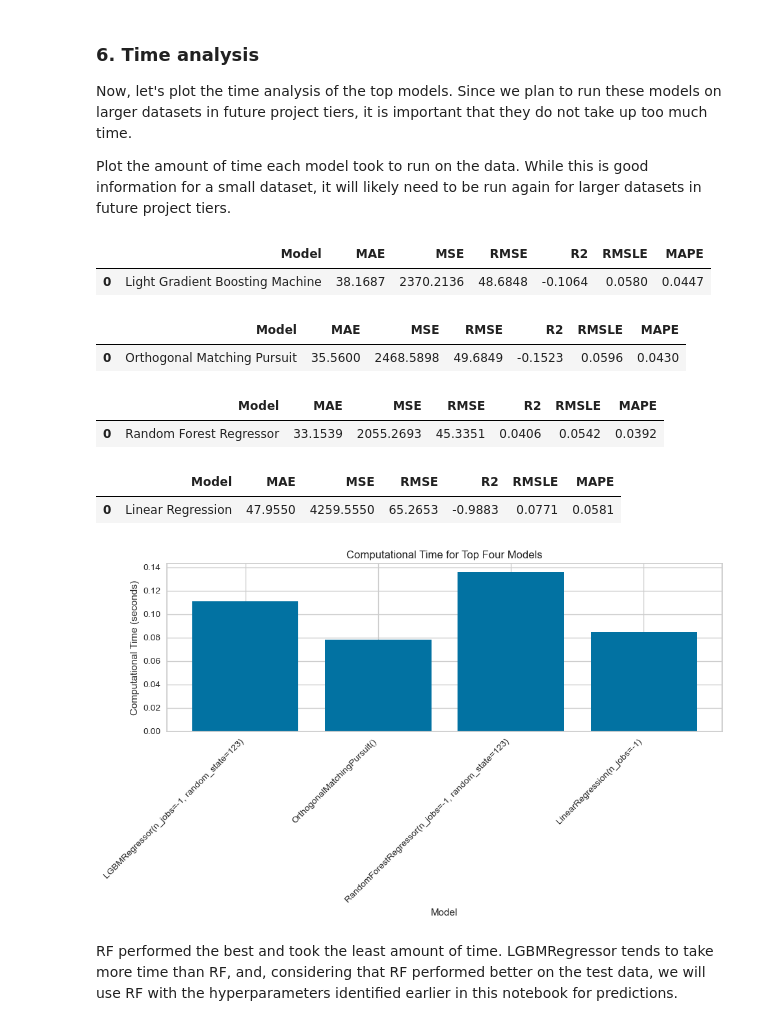
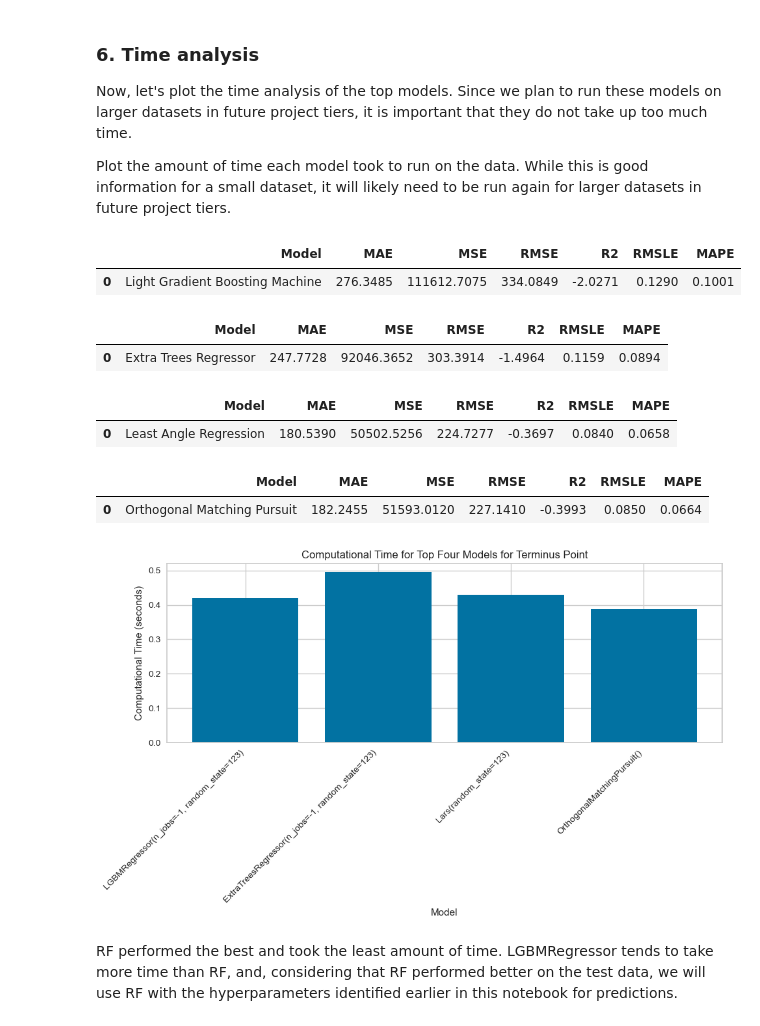
Before and after one commit to cjense/seasonal-icevelocity-prediction, a Jupyter notebook: notebooks/6_hyperparam_cv.ipynb, the cells around one changed output. Cells and saved outputs as stored; diff of their text form; code cells hidden in the pictures.

Commit message:
update figure generation

```diff
--- a/notebooks/6_hyperparam_cv.ipynb
+++ b/notebooks/6_hyperparam_cv.ipynb
@@ -16,7 +16,7 @@ import time
 import matplotlib.pyplot as plt
 from pycaret.regression import *
 # %%
-point_name = 'middle' # 'upstream', 'middle', or 'terminus'
+point_name = 'terminus' # 'upstream', 'middle', or 'terminus'
 df = pd.read_csv('../data/clean/' + point_name + '_velocity_series_clean.csv')
 
 df.head()
@@ -286,36 +289,37 @@ Plot the amount of time each model took to run on the data. While this is good i
 # %%
 # Initialize a dictionary to store the computational times
 comp_times = {}
 
 # Measure the computational time for each model
 for model in comparison:
     start_time = time.time()
     predict_model(model, data=test)
     end_time = time.time()
 
     # Calculate the computational time
     comp_time = end_time - start_time
     comp_times[model] = comp_time
 
 # Plot the computational times
 plt.figure(figsize=(10, 6))
 plt.bar(range(len(comp_times)), list(comp_times.values()), align='center')
 plt.xticks(range(len(comp_times)), [str(model) for model in comp_times.keys()], rotation=45, ha='right')
 plt.xlabel('Model')
 plt.ylabel('Computational Time (seconds)')
-plt.title('Computational Time for Top Four Models')
+plt.title('Computational Time for Top Four Models for ' + point_name.capitalize() + ' Point')
 plt.tight_layout()
+plt.savefig('../figures/computational_time_' + point_name + '.png', dpi=300)
 plt.show()
 # %% [output]
 |  | Model | MAE | MSE | RMSE | R2 | RMSLE | MAPE |
-| 0 | Light Gradient Boosting Machine | 38.1687 | 2370.2136 | 48.6848 | -0.1064 | 0.0580 | 0.0447 |
+| 0 | Light Gradient Boosting Machine | 276.3485 | 111612.7075 | 334.0849 | -2.0271 | 0.1290 | 0.1001 |
 |  | Model | MAE | MSE | RMSE | R2 | RMSLE | MAPE |
-| 0 | Orthogonal Matching Pursuit | 35.5600 | 2468.5898 | 49.6849 | -0.1523 | 0.0596 | 0.0430 |
+| 0 | Extra Trees Regressor | 247.7728 | 92046.3652 | 303.3914 | -1.4964 | 0.1159 | 0.0894 |
 |  | Model | MAE | MSE | RMSE | R2 | RMSLE | MAPE |
-| 0 | Random Forest Regressor | 33.1539 | 2055.2693 | 45.3351 | 0.0406 | 0.0542 | 0.0392 |
+| 0 | Least Angle Regression | 180.5390 | 50502.5256 | 224.7277 | -0.3697 | 0.0840 | 0.0658 |
 |  | Model | MAE | MSE | RMSE | R2 | RMSLE | MAPE |
-| 0 | Linear Regression | 47.9550 | 4259.5550 | 65.2653 | -0.9883 | 0.0771 | 0.0581 |
+| 0 | Orthogonal Matching Pursuit | 182.2455 | 51593.0120 | 227.1410 | -0.3993 | 0.0850 | 0.0664 |
-[figure, old version]
+[figure, new version]
 # %% [markdown]
 RF performed the best and took the least amount of time. LGBMRegressor tends to take more time than RF, and, considering that RF performed better on the test data, we will use RF with the hyperparameters identified earlier in this notebook for predictions.
 # %% [markdown]
```
Also changed, not shown: parts of 10 cells of this notebook, 1 other file.
